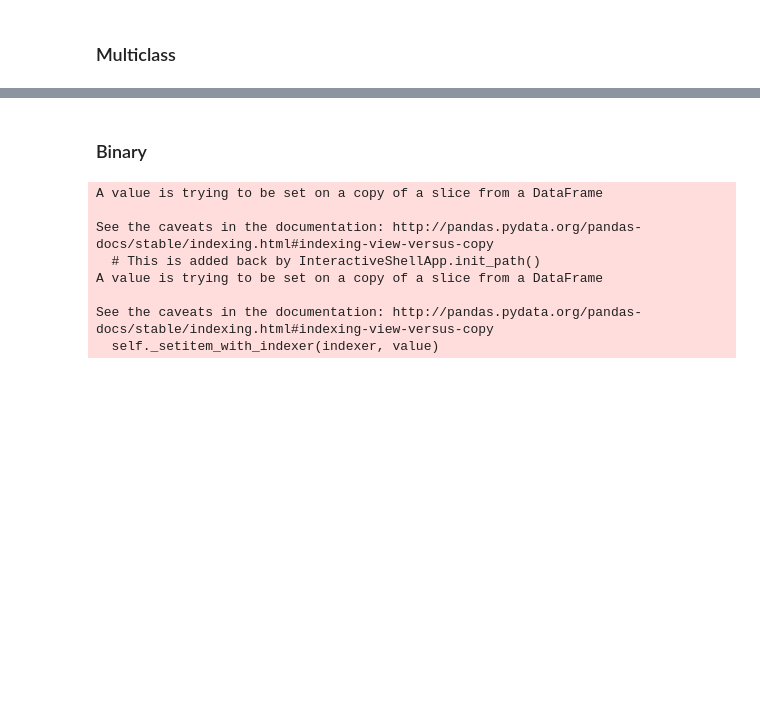
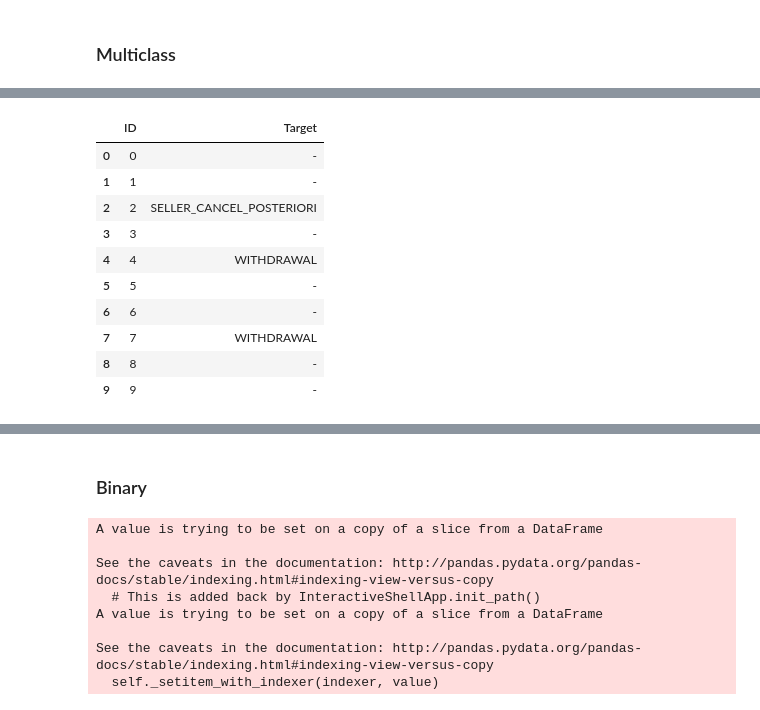
Before and after one commit to jeremycombe/Pipeline, a Jupyter notebook: Pipeline V2.ipynb, the cells around one changed output, grey strips where cells are left out. Saved outputs shown, nothing was run; the diff lists cells and outputs as text; code cells hidden in the pictures; blank space fills up the shorter version.

```diff
--- a/Pipeline V2.ipynb
+++ b/Pipeline V2.ipynb
@@ -608,7 +668,7 @@ class BestEstimator(object):
 Train = pd.read_csv("Train.csv", sep = ',')
 Target = pd.read_csv("Target.csv", sep = ';')
 # %%
-clf = BestEstimator(type_esti = 'classifier',
+clf = BestEstimator(type_esti = 'Classifier',
                  cv = 3,
                  grid = True,
                  hard_grid = False,
@@ -619,7 +679,7 @@ clf.fit(Train, Target,
             target_ID = True,
             n = 1000,
             n_grid = 1000,
-        scoring = 'roc_auc')
+        scoring = 'accuracy')
 # %% [output]
 Missing Values :
 
@@ -635,0 +720,14 @@ NaN data filled by 0
+# %%
+clf.pred2(Train[0:10], ID='ID', value=0, target_ID=True, n=1000)
+# %% [output]
+|  | ID | Target |
+| 0 | 0 | - |
+| 1 | 1 | - |
+| 2 | 2 | SELLER_CANCEL_POSTERIORI |
+| 3 | 3 | - |
+| 4 | 4 | WITHDRAWAL |
+| 5 | 5 | - |
+| 6 | 6 | - |
+| 7 | 7 | WITHDRAWAL |
+| 8 | 8 | - |
+| 9 | 9 | - |
```
Also changed, not shown: parts of 4 cells of this notebook, 5 other files.
